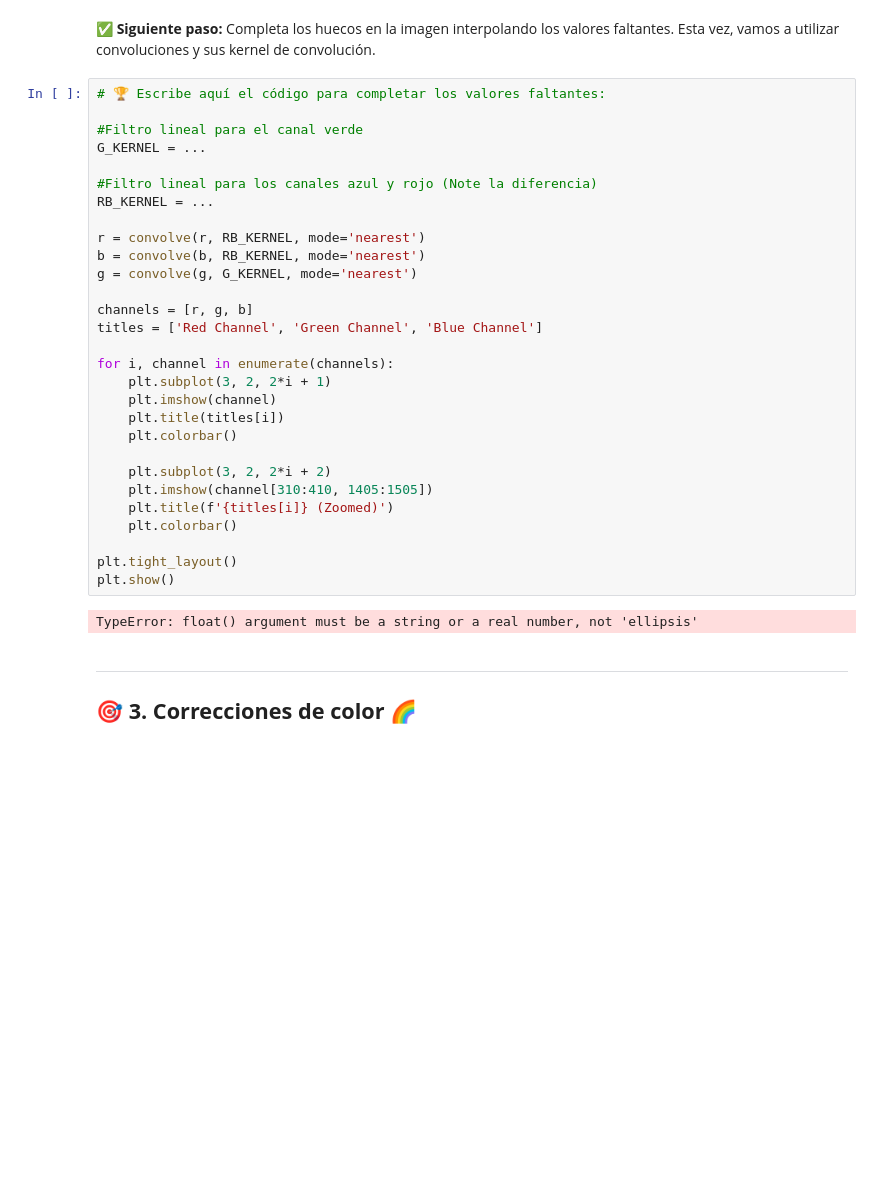
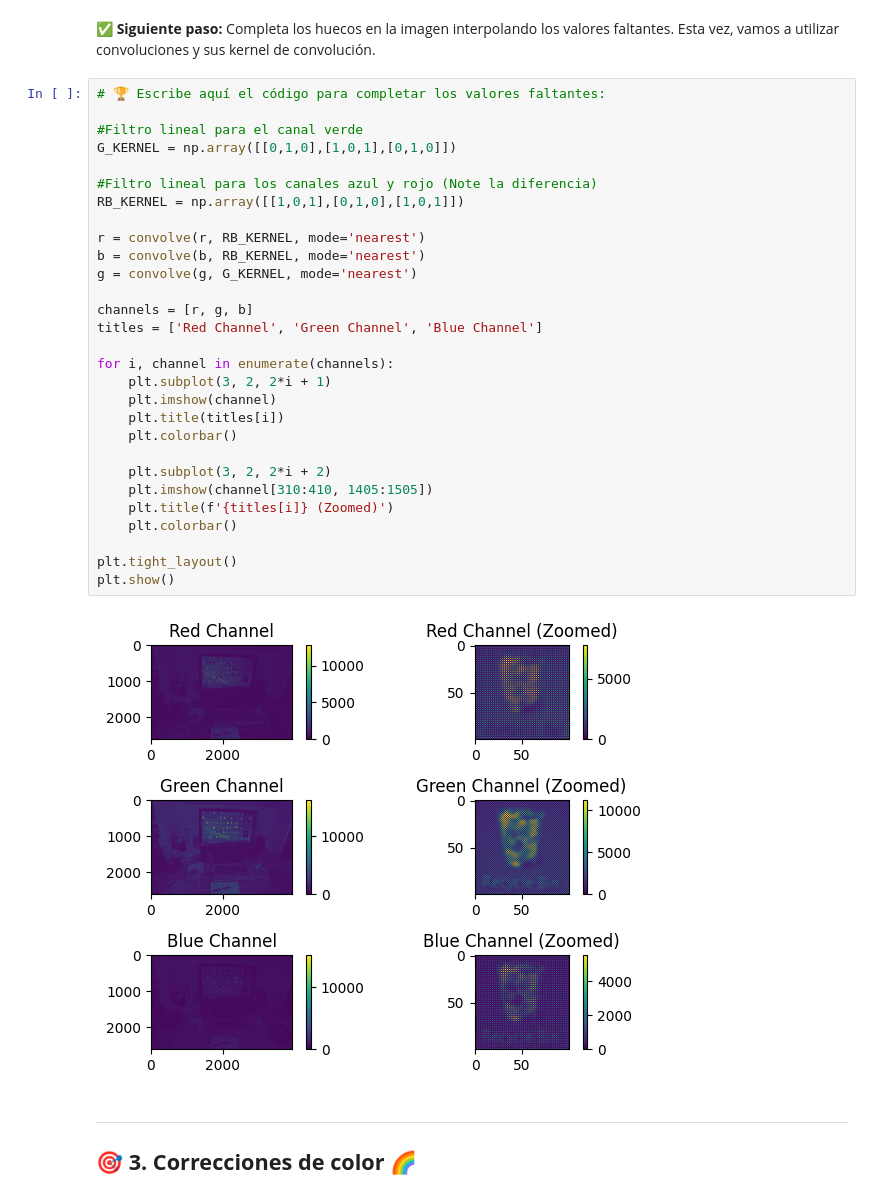
Before and after one commit to zLuisz03/Hands-on-Computer-Vision, a Jupyter notebook: Sesion2_1_Demosaicking.ipynb, the cells around one changed output. Saved outputs shown, nothing was run; the diff lists cells and outputs as text; blank space fills up the shorter version.

```diff
--- a/Sesion2_1_Demosaicking.ipynb
+++ b/Sesion2_1_Demosaicking.ipynb
@@ -198,34 +198,34 @@ Esta vez, vamos a utilizar convoluciones y sus kernel de convolución.
 # %%
 # 🏆 Escribe aquí el código para completar los valores faltantes:
 
 #Filtro lineal para el canal verde
-G_KERNEL = ...
+G_KERNEL = np.array([[0,1,0],[1,0,1],[0,1,0]])
 
 #Filtro lineal para los canales azul y rojo (Note la diferencia)
-RB_KERNEL = ...
+RB_KERNEL = np.array([[1,0,1],[0,1,0],[1,0,1]])
 
 r = convolve(r, RB_KERNEL, mode='nearest')
 b = convolve(b, RB_KERNEL, mode='nearest')
 g = convolve(g, G_KERNEL, mode='nearest')
 
 channels = [r, g, b]
 titles = ['Red Channel', 'Green Channel', 'Blue Channel']
 
 for i, channel in enumerate(channels):
     plt.subplot(3, 2, 2*i + 1)
     plt.imshow(channel)
     plt.title(titles[i])
     plt.colorbar()
 
     plt.subplot(3, 2, 2*i + 2)
     plt.imshow(channel[310:410, 1405:1505])
     plt.title(f'{titles[i]} (Zoomed)')
     plt.colorbar()
 
 plt.tight_layout()
 plt.show()
 # %% [output]
-TypeError: float() argument must be a string or a real number, not 'ellipsis'
+[figure, added]
 # %% [markdown]
 ---
 ## 🎯 **3. Correcciones de color** <a name="tema4"></a> 🌈
```
Also changed, not shown: parts of 3 cells of this notebook.
